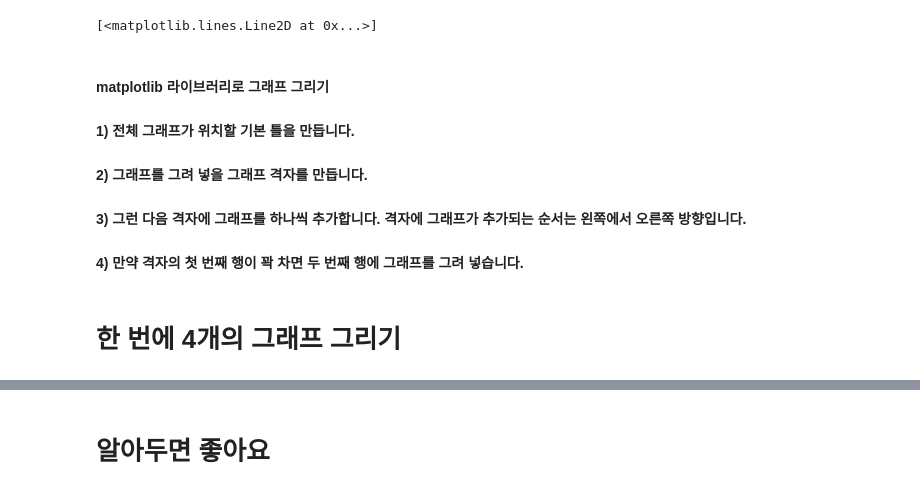
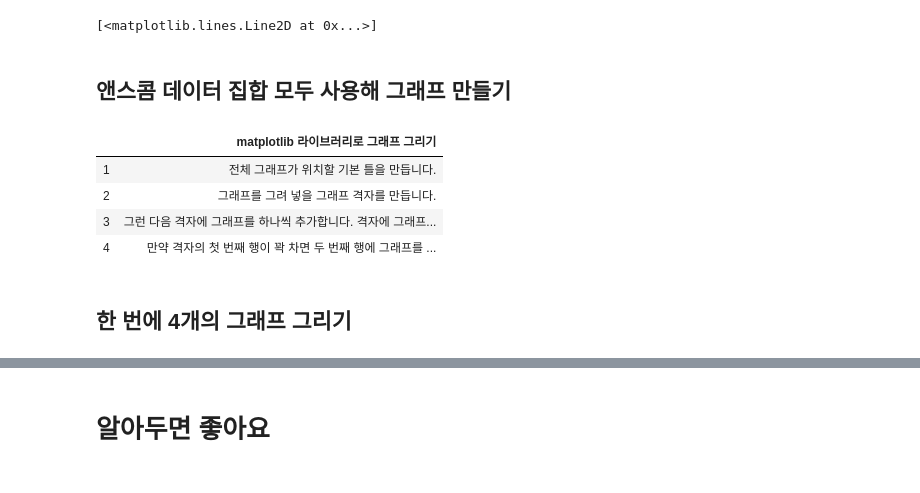
Before and after one commit to kohoon/doit_pandas, a Jupyter notebook: doit_pandas/notebook/04_practice.ipynb, the cells around one changed output, grey strips where cells are left out. Cells and saved outputs as stored; diff of their text form; code cells hidden in the pictures.

```diff
--- a/doit_pandas/notebook/04_practice.ipynb
+++ b/doit_pandas/notebook/04_practice.ipynb
@@ -45,14 +70,24 @@ plt.plot(dataset_1['x'], dataset_1['y'])
 plt.plot(dataset_1['x'], dataset_1['y'], 'o')
 # %% [output]
 [<matplotlib.lines.Line2D at 0x...>]
-# %% [markdown]
-#### matplotlib 라이브러리로 그래프 그리기
-#### 1) 전체 그래프가 위치할 기본 틀을 만듭니다.
-#### 2) 그래프를 그려 넣을 그래프 격자를 만듭니다.
-#### 3) 그런 다음 격자에 그래프를 하나씩 추가합니다. 격자에 그래프가 추가되는 순서는 왼쪽에서 오른쪽 방향입니다.
-#### 4) 만약 격자의 첫 번째 행이 꽉 차면 두 번째 행에 그래프를 그려 넣습니다.
+# %% [markdown]
+## 앤스콤 데이터 집합 모두 사용해 그래프 만들기
+# %%
+#### matplotlib 라이브러리로 그래프 그리기
+
+toc04_1 = pd.DataFrame(
+    data=['전체 그래프가 위치할 기본 틀을 만듭니다.', '그래프를 그려 넣을 그래프 격자를 만듭니다.', '그런 다음 격자에 그래프를 하나씩 추가합니다. 격자에 그래프가 추가되는 순서는 왼쪽에서 오른쪽 방향입니다.', '만약 격자의 첫 번째 행이 꽉 차면 두 번째 행에 그래프를 그려 넣습니다.'],
+    index=[1,2,3,4],
+    columns=['matplotlib 라이브러리로 그래프 그리기'])
+toc04_1
+# %% [output]
+|  | matplotlib 라이브러리로 그래프 그리기 |
+| 1 | 전체 그래프가 위치할 기본 틀을 만듭니다. |
+| 2 | 그래프를 그려 넣을 그래프 격자를 만듭니다. |
+| 3 | 그런 다음 격자에 그래프를 하나씩 추가합니다. 격자에 그래프... |
+| 4 | 만약 격자의 첫 번째 행이 꽉 차면 두 번째 행에 그래프를 ... |
 # %% [markdown]
-# 한 번에 4개의 그래프 그리기
+## 한 번에 4개의 그래프 그리기
 # %%
 dataset_2 = anscombe[anscombe['dataset'] == 'II']
 dataset_3 = anscombe[anscombe['dataset'] == 'III']
```
Also changed, not shown: parts of 21 cells of this notebook.
